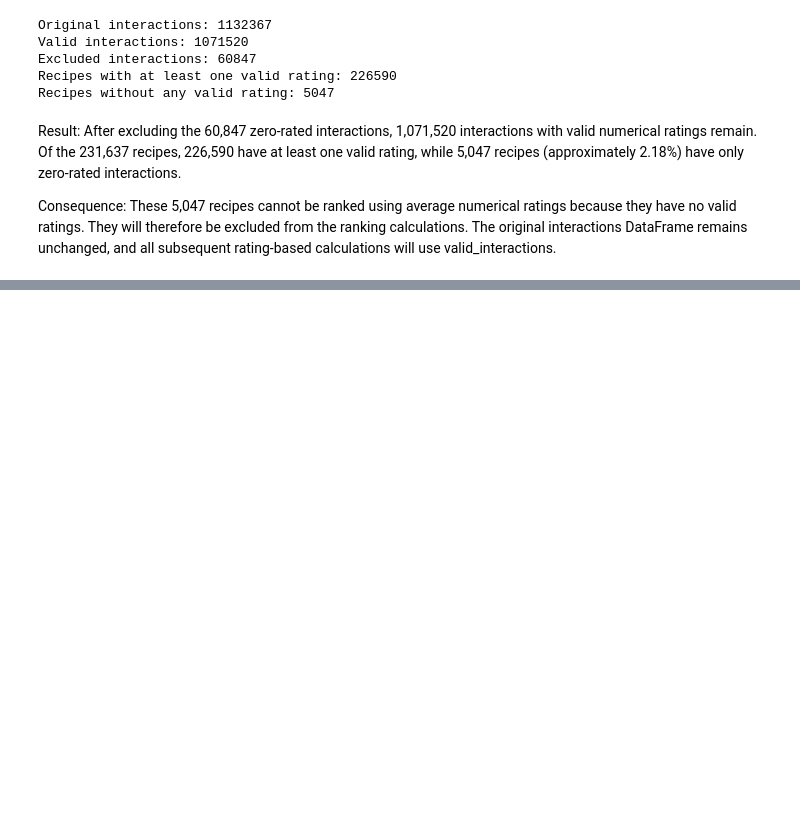
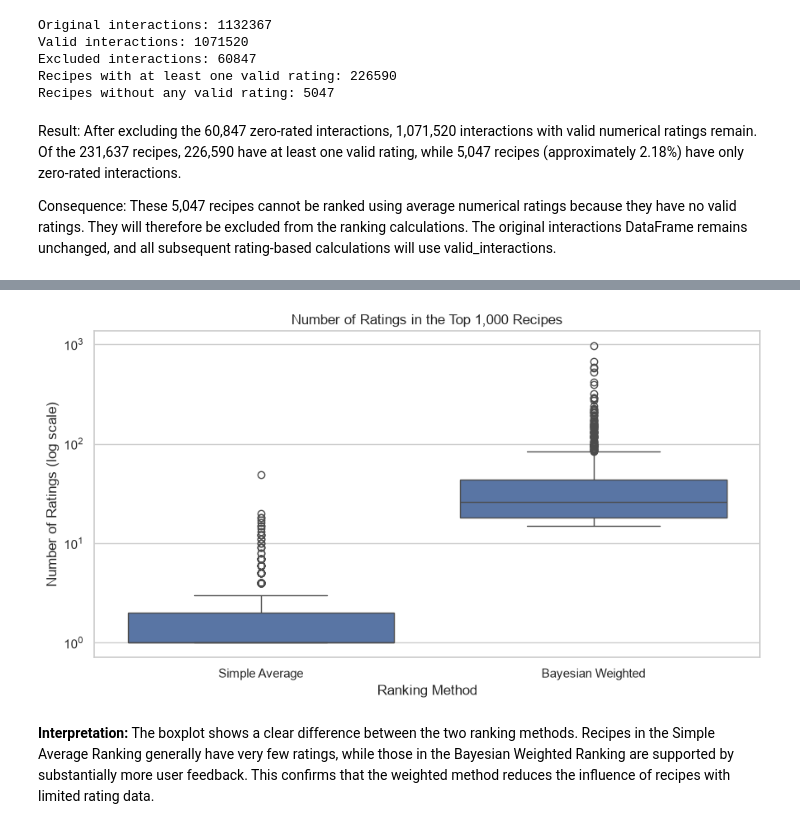
Before and after one commit to colosifederica2004-lgtm/rate_my_recipe, a Jupyter notebook: notebooks/01_dataset_exploration.ipynb, the cells around one changed output, grey strips where cells are left out. Drawn from its saved outputs; the diff is of its cells as text; code cells hidden in the pictures; blank space fills up the shorter version.

Commit message:
Complete recipe ranking analysis and comparison

```diff
--- a/notebooks/01_dataset_exploration.ipynb
+++ b/notebooks/01_dataset_exploration.ipynb
@@ -334,0 +399,6 @@ Consequence: These 5,047 recipes cannot be ranked using average numerical rating
+# %%
+
+# Calculate the overall average rating across all valid interactions
+overall_average_rating = valid_interactions["rating"].mean()
+
+print("Overall average rating:", round(overall_average_rating, 2))
@@ -334,0 +427,10 @@ Consequence: These 5,047 recipes cannot be ranked using average numerical rating
+# %%
+
+# Sort recipes by average rating in descending order
+simple_ranking = recipe_stats.sort_values(
+    by="average_rating",
+    ascending=False
+)
+
+# Display the top 10 recipes
+display(simple_ranking.head(10))
@@ -334,0 +619,37 @@ Consequence: These 5,047 recipes cannot be ranked using average numerical rating
+# %%
+# Select the top 1,000 recipes from each ranking
+top_simple_1000 = simple_ranking.head(1000)
+top_weighted_1000 = weighted_ranking.head(1000)
+
+# Create a DataFrame for plotting
+comparison_data = pd.DataFrame({
+    "Rating Count": pd.concat([
+        top_simple_1000["rating_count"],
+        top_weighted_1000["rating_count"]
+    ]),
+    "Ranking Method": (
+        ["Simple Average"] * 1000 +
+        ["Bayesian Weighted"] * 1000
+    )
+})
+
+# Create a boxplot
+plt.figure(figsize=(9, 5))
+
+sns.boxplot(
+    data=comparison_data,
+    x="Ranking Method",
+    y="Rating Count"
+)
+
+plt.yscale("log")
+plt.title("Number of Ratings in the Top 1,000 Recipes")
+plt.xlabel("Ranking Method")
+plt.ylabel("Number of Ratings (log scale)")
+
+plt.tight_layout()
+plt.show()
+# %% [output]
+[figure, added]
+# %% [markdown]
+**Interpretation:** The boxplot shows a clear difference between the two ranking methods. Recipes in the Simple Average Ranking generally have very few ratings, while those in the Bayesian Weighted Ranking are supported by substantially more user feedback. This confirms that the weighted method reduces the influence of recipes with limited rating data.
```
Also changed, not shown: parts of 19 cells of this notebook.
